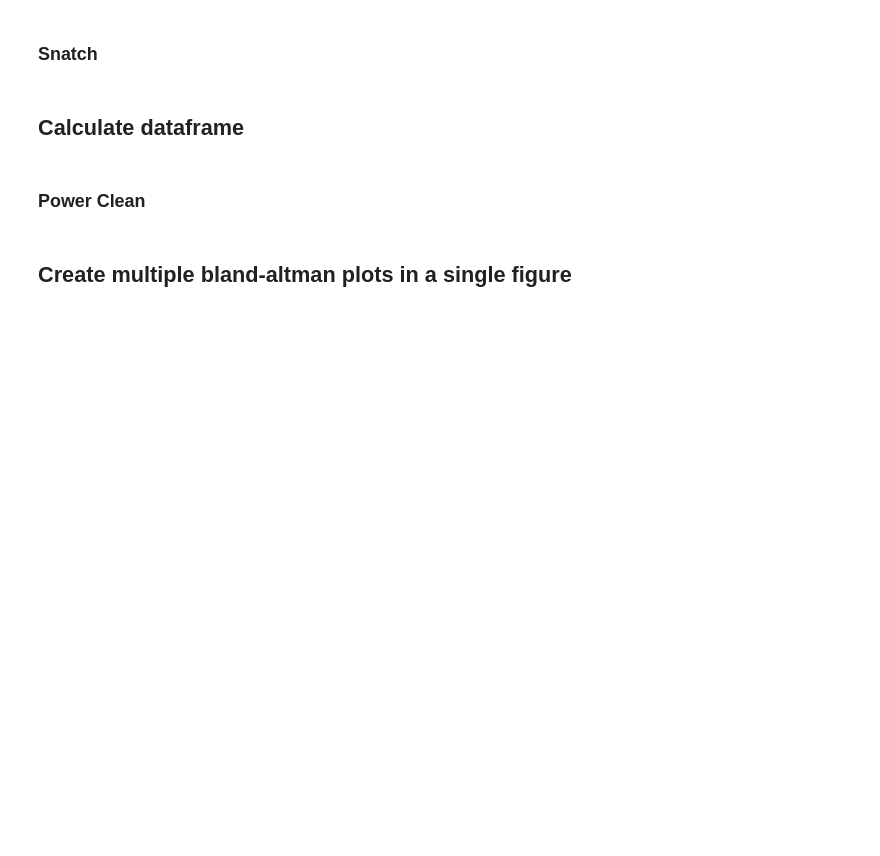
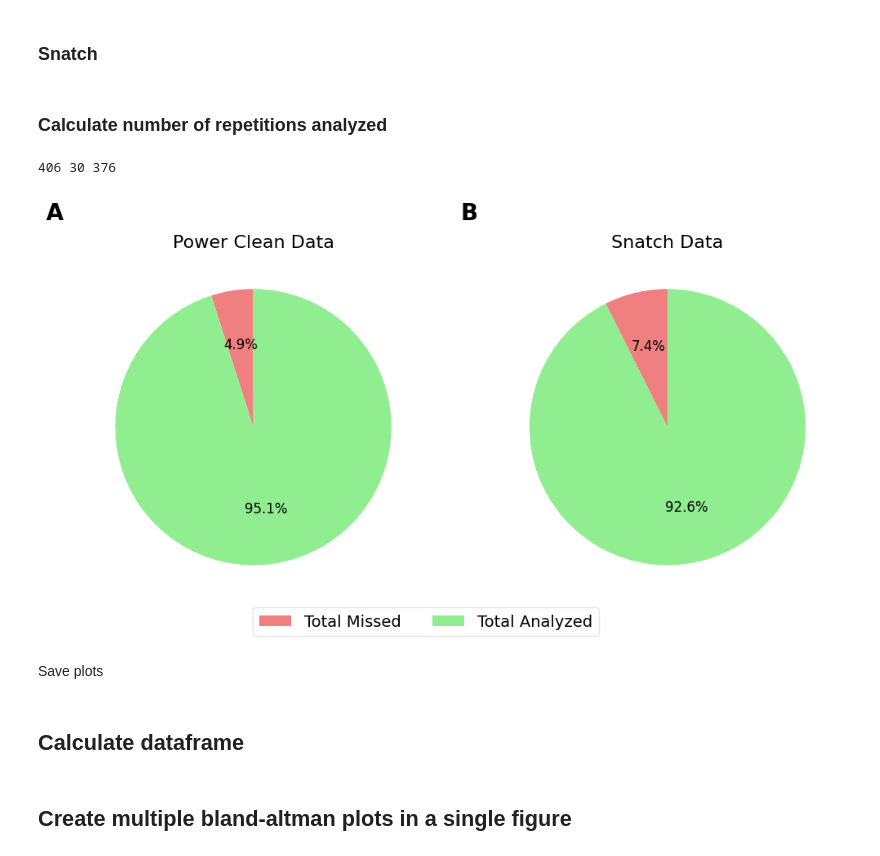
Before and after one commit to Shahril-Iskandar/publication-validity-flex-vbt, a Jupyter notebook: script.ipynb, the cells around one changed output. Saved outputs shown, nothing was run; the diff lists cells and outputs as text; code cells hidden in the pictures; blank space fills up the shorter version.

```diff
--- a/script.ipynb
+++ b/script.ipynb
@@ -63,0 +84,2 @@ snatch_peak_right_D2 = filter_dataframe(snatch, 'FLEX_Peak_Concentric_Right_D2',
+# %% [markdown]
+### Calculate number of repetitions analyzed
@@ -63,0 +99,46 @@ snatch_peak_right_D2 = filter_dataframe(snatch, 'FLEX_Peak_Concentric_Right_D2',
+# %%
+# Get total reps
+# Get total reps not recorded
+total_reps_mcv = 0
+total_missed_mcv = 0
+total_analyzed_mcv = 0
+
+for one, two in zip(snatch_pcv, completed_participants):
+    total = len(one[one['Participant'].isin(two)]['FLEX'])
+    missed = one[one['Participant'].isin(two)]['FLEX'].isna().sum()
+    analyzed = total - missed
+    total_reps_mcv += total
+    total_missed_mcv += missed
+    total_analyzed_mcv += analyzed
+
+print(total_reps_mcv, total_missed_mcv, total_analyzed_mcv)
+# %% [output]
+406 30 376
+# %%
+# Data
+exercise_labels = ['Total Missed', 'Total Analyzed']
+power_clean_data = [20, 386]
+snatch_data = [30, 376]
+
+# Creating subplots with pie charts
+analyzed_plot, axs = plt.subplots(1, 2, figsize=(12, 6))
+labels = ['A', 'B']
+
+for i, ax in enumerate(axs):
+    if i == 0:
+        wedges, texts, autotexts = ax.pie(power_clean_data, autopct='%1.1f%%', startangle=90, colors=['lightcoral', 'lightgreen'], textprops={'fontsize': 12})
+    elif i == 1:
+        wedges, texts, autotexts = ax.pie(snatch_data, autopct='%1.1f%%', startangle=90, colors=['lightcoral', 'lightgreen'], textprops={'fontsize': 12})
+    ax.set_title('Power Clean Data' if i == 0 else 'Snatch Data', fontsize=16)
+    ax.text(-0.1, 1.1, labels[i], transform=ax.transAxes, size=20, weight='bold')
+
+# Adding legend
+legend = axs[0].legend(exercise_labels, loc='upper center', bbox_to_anchor=(1.0, 0), fancybox=True, ncol=2, prop={'size': 14})
+legend.get_frame().set_alpha(0.5)
+
+# Display the subplots
+plt.show()
+# %% [output]
+[figure, added]
+# %% [markdown]
+Save plots
@@ -71,8 +155,6 @@ def calculate_dataframe(left, right, left2, right2):
     data['average'] = (data['FLEX'] + data['VICON']) / 2
     data['differences'] = data['FLEX'] - data['VICON']
     return data
-# %% [markdown]
-### Power Clean
 # %%
 # Power clean
 # Mean concentric velocity
```
Also changed, not shown: parts of 7 cells of this notebook, 3 other files.
